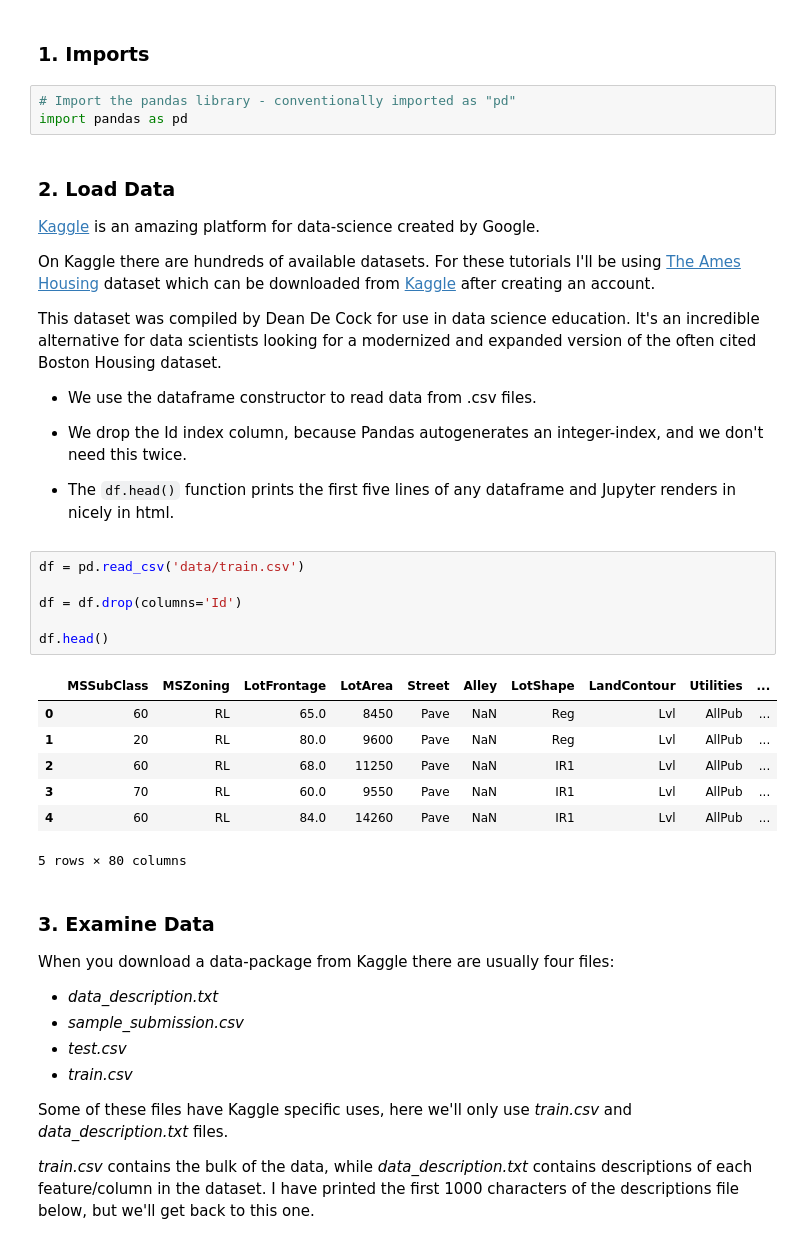
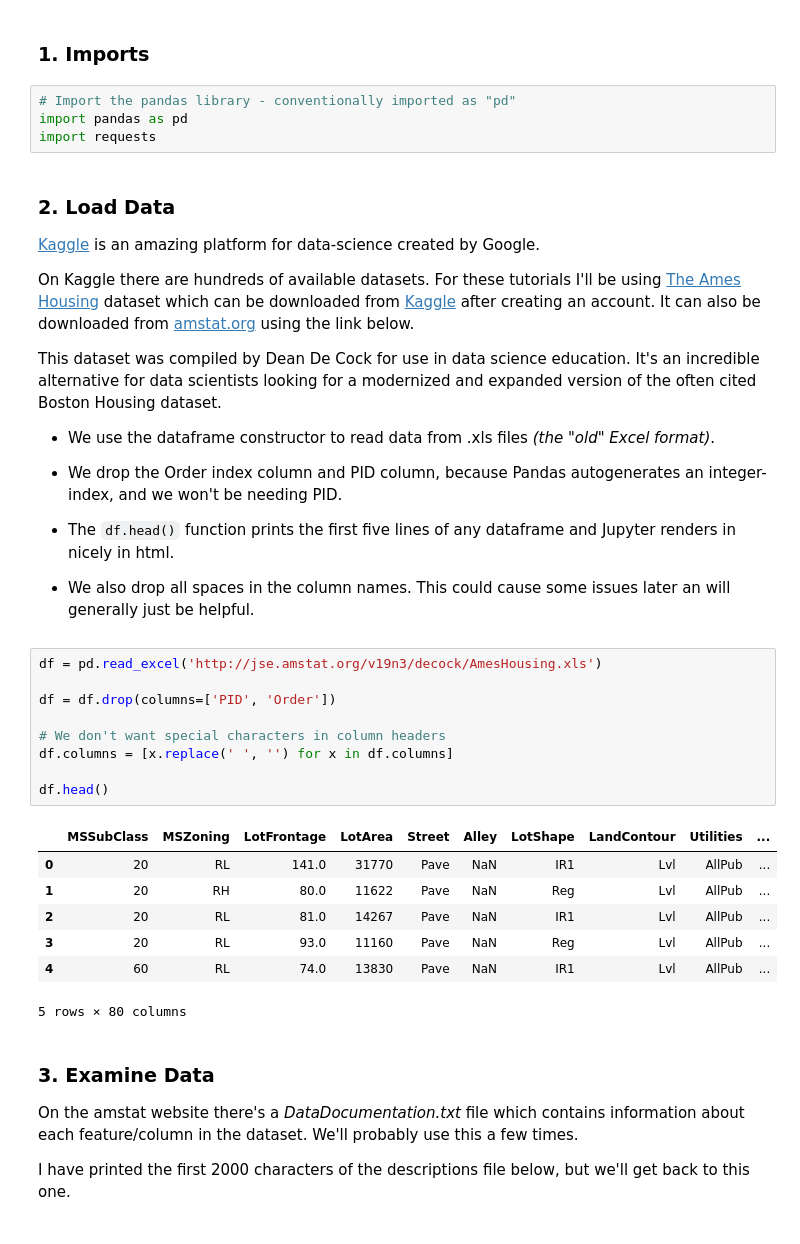
Before and after one commit to ismand95/PythonForEconomists, a Jupyter notebook: Notebooks/Econometrics/1. Load CSV Data.ipynb, the cells around one changed output. Saved outputs shown, nothing was run; the diff lists cells and outputs as text.

```diff
--- a/Notebooks/Econometrics/1. Load CSV Data.ipynb
+++ b/Notebooks/Econometrics/1. Load CSV Data.ipynb
@@ -3,44 +3,43 @@
 # %%
 # Import the pandas library - conventionally imported as "pd"
 import pandas as pd
+import requests
 # %% [markdown]
 ### 2. Load Data
 
 [Kaggle](https://www.kaggle.com/) is an amazing platform for data-science created by Google.
 
-On Kaggle there are hundreds of available datasets. For these tutorials I'll be using [The Ames Housing](https://www.kaggle.com/c/house-prices-advanced-regression-techniques/data) dataset which can be downloaded from [Kaggle](https://www.kaggle.com/) after creating an account.
+On Kaggle there are hundreds of available datasets. For these tutorials I'll be using [The Ames Housing](https://www.kaggle.com/c/house-prices-advanced-regression-techniques/data) dataset which can be downloaded from [Kaggle](https://www.kaggle.com/) after creating an account. It can also be downloaded from [amstat.org](https://www.amstat.org/) using the link below.
 
 This dataset was compiled by Dean De Cock for use in data science education. It's an incredible alternative for data scientists looking for a modernized and expanded version of the often cited Boston Housing dataset.
 
-* We use the dataframe constructor to read data from .csv files.
+* We use the dataframe constructor to read data from .xls files _(the "old" Excel format)_.
 
-* We drop the Id index column, because Pandas autogenerates an integer-index, and we don't need this twice.
+* We drop the Order index column and PID column, because Pandas autogenerates an integer-index, and we won't be needing PID.
 
 * The `df.head()` function prints the first five lines of any dataframe and Jupyter renders in nicely in html.
+
+* We also drop all spaces in the column names. This could cause some issues later an will generally just be helpful.
-# %%
-df = pd.read_csv('data/train.csv')
-
-df = df.drop(columns='Id')
-
-df.head()
-# %% [output]
-|  | MSSubClass | MSZoning | LotFrontage | LotArea | Street | Alley | LotShape | LandContour | Utilities | ... |
-| 0 | 60 | RL | 65.0 | 8450 | Pave | NaN | Reg | Lvl | AllPub | ... |
-| 1 | 20 | RL | 80.0 | 9600 | Pave | NaN | Reg | Lvl | AllPub | ... |
-| 2 | 60 | RL | 68.0 | 11250 | Pave | NaN | IR1 | Lvl | AllPub | ... |
-| 3 | 70 | RL | 60.0 | 9550 | Pave | NaN | IR1 | Lvl | AllPub | ... |
-| 4 | 60 | RL | 84.0 | 14260 | Pave | NaN | IR1 | Lvl | AllPub | ... |
-5 rows × 80 columns
+# %%
+df = pd.read_excel('http://jse.amstat.org/v19n3/decock/AmesHousing.xls')
+
+df = df.drop(columns=['PID', 'Order'])
+
+# We don't want special characters in column headers
+df.columns = [x.replace(' ', '') for x in df.columns]
+
+df.head()
+# %% [output]
+|  | MSSubClass | MSZoning | LotFrontage | LotArea | Street | Alley | LotShape | LandContour | Utilities | ... |
+| 0 | 20 | RL | 141.0 | 31770 | Pave | NaN | IR1 | Lvl | AllPub | ... |
+| 1 | 20 | RH | 80.0 | 11622 | Pave | NaN | Reg | Lvl | AllPub | ... |
+| 2 | 20 | RL | 81.0 | 14267 | Pave | NaN | IR1 | Lvl | AllPub | ... |
+| 3 | 20 | RL | 93.0 | 11160 | Pave | NaN | Reg | Lvl | AllPub | ... |
+| 4 | 60 | RL | 74.0 | 13830 | Pave | NaN | IR1 | Lvl | AllPub | ... |
+5 rows × 80 columns
 # %% [markdown]
 ### 3. Examine Data
 
-When you download a data-package from Kaggle there are usually four files:
+On the amstat website there's a _DataDocumentation.txt_ file which contains information about each feature/column in the dataset. We'll probably use this a few times.
 
-* _data_description.txt_
-* _sample_submission.csv_
-* _test.csv_
-* _train.csv_
-
-Some of these files have Kaggle specific uses, here we'll only use _train.csv_ and _data_description.txt_ files.
-
-_train.csv_ contains the bulk of the data, while _data_description.txt_ contains descriptions of each feature/column in the dataset. I have printed the first 1000 characters of the descriptions file below, but we'll get back to this one.
+I have printed the first 2000 characters of the descriptions file below, but we'll get back to this one.
```
Also changed, not shown: parts of 2 cells of this notebook, 6 other files.
